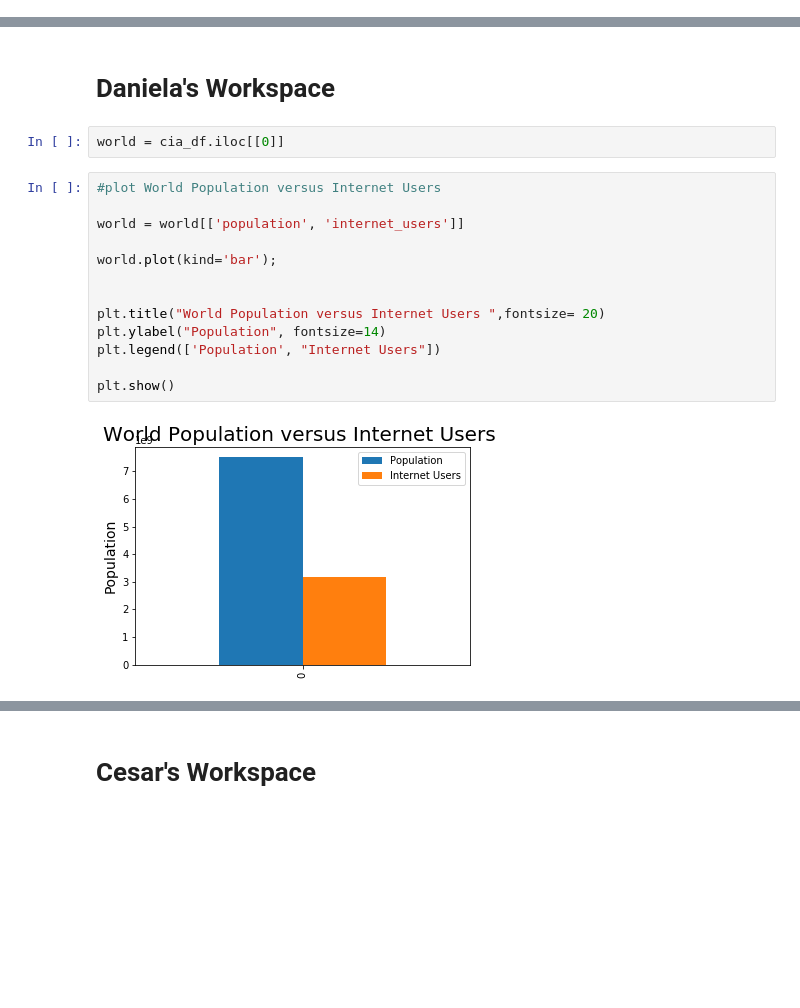
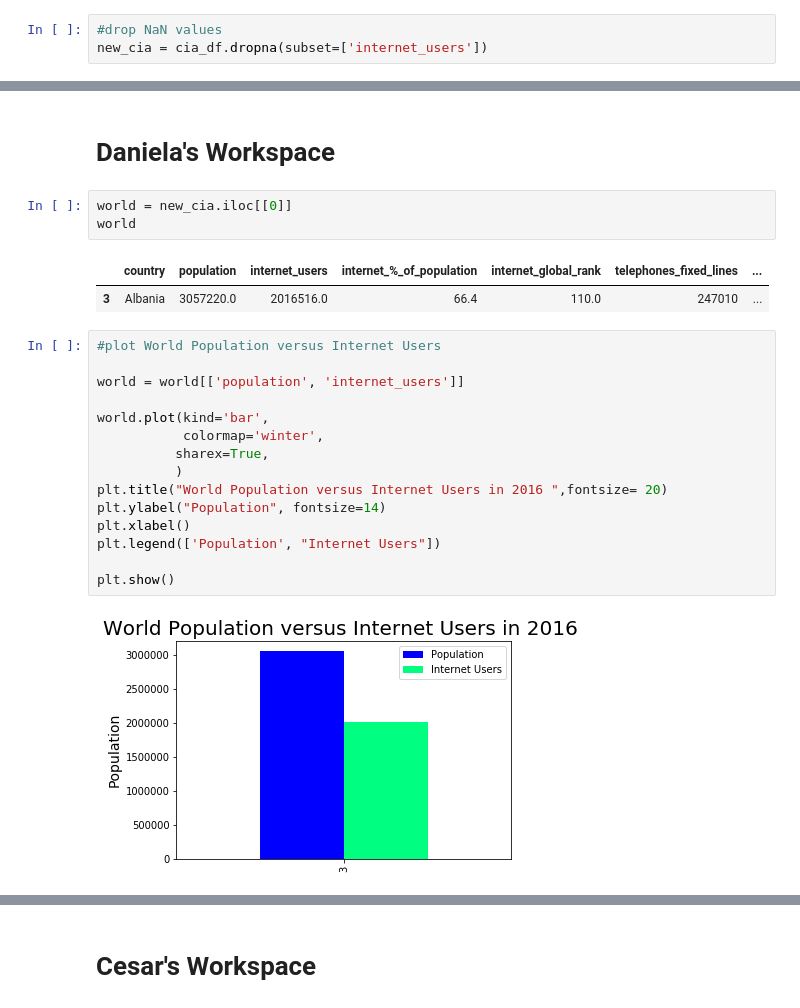
Before and after one commit to JoshuaFarmerATX/butterfly-effect, a Jupyter notebook: butterfly_effect.ipynb, the cells around one changed output, grey strips where cells are left out. Saved outputs shown, nothing was run; the diff lists cells and outputs as text; blank space fills up the shorter version.

Commit message:
Added plot Top and Less contries using Internet, cleaned data.

```diff
--- a/butterfly_effect.ipynb
+++ b/butterfly_effect.ipynb
@@ -10,3 +10,6 @@ import data_import
 rest_df = data_import.get_rest_countries()
 # %%
 cia_df = data_import.get_cia_data()
+# %%
+#drop NaN values
+new_cia = cia_df.dropna(subset=['internet_users'])
@@ -53,21 +95,27 @@ sub_df.head()
 # %% [markdown]
 <h1>Daniela's Workspace</h1>
 # %%
-world = cia_df.iloc[[0]]
+world = new_cia.iloc[[0]]
+world
+# %% [output]
+|  | country | population | internet_users | internet_%_of_population | internet_global_rank | telephones_fixed_lines | ... |
+| 3 | Albania | 3057220.0 | 2016516.0 | 66.4 | 110.0 | 247010 | ... |
 # %%
 #plot World Population versus Internet Users
 
 world = world[['population', 'internet_users']]
 
-world.plot(kind='bar');
-
-
-plt.title("World Population versus Internet Users ",fontsize= 20)
+world.plot(kind='bar',
+           colormap='winter',
+          sharex=True,
+          )
+plt.title("World Population versus Internet Users in 2016 ",fontsize= 20)
 plt.ylabel("Population", fontsize=14)
+plt.xlabel()
 plt.legend(['Population', "Internet Users"])
 
 plt.show()
 # %% [output]
-[figure, old version]
+[figure, new version]
 # %%
 # Population versus Internet users by area
```
Also changed, not shown: parts of 10 cells of this notebook, 1 other file.
